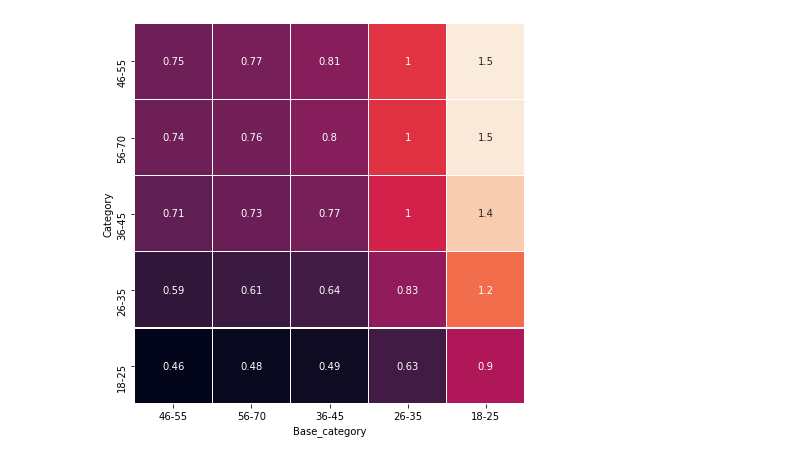
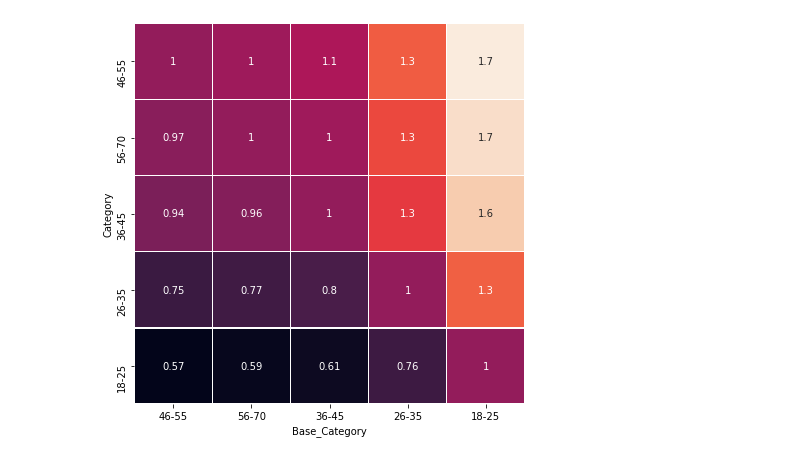
Before and after one commit to AlbeChen/Census_Wage_Analysis, a Jupyter notebook: final_analysis.ipynb, the cells around one changed output. Drawn from its saved outputs; the diff is of its cells as text; code cells hidden in the pictures.

```diff
--- a/final_analysis.ipynb
+++ b/final_analysis.ipynb
@@ -16,0 +35,4 @@ sep_full, grp_full = analysis_pkg.singleyear_multibase_analysis(2018, mod_fit)
+# %%
+start_time = time.time()
+sex_sep, sex_full, cat_full = analysis_pkg.singleyear_multibase_analysis(2018, mod_fit)
+print(" %s min" % round(((time.time() - start_time)/60), 2))
@@ -35,4 +58,4 @@ def plot_heatmap_basecat(grp_full, var, Male_or_Female):
 # %%
-analysis_pkg.plot_heatmap_basecat(grp_full, 'AGEB', 'Female')
+analysis_pkg.plot_heatmap_basecat(cat_full, 'AGEB')
 # %% [output]
-[figure, old version]
+[figure, new version]
```
Also changed, not shown: parts of 12 cells of this notebook, 8 other files.
